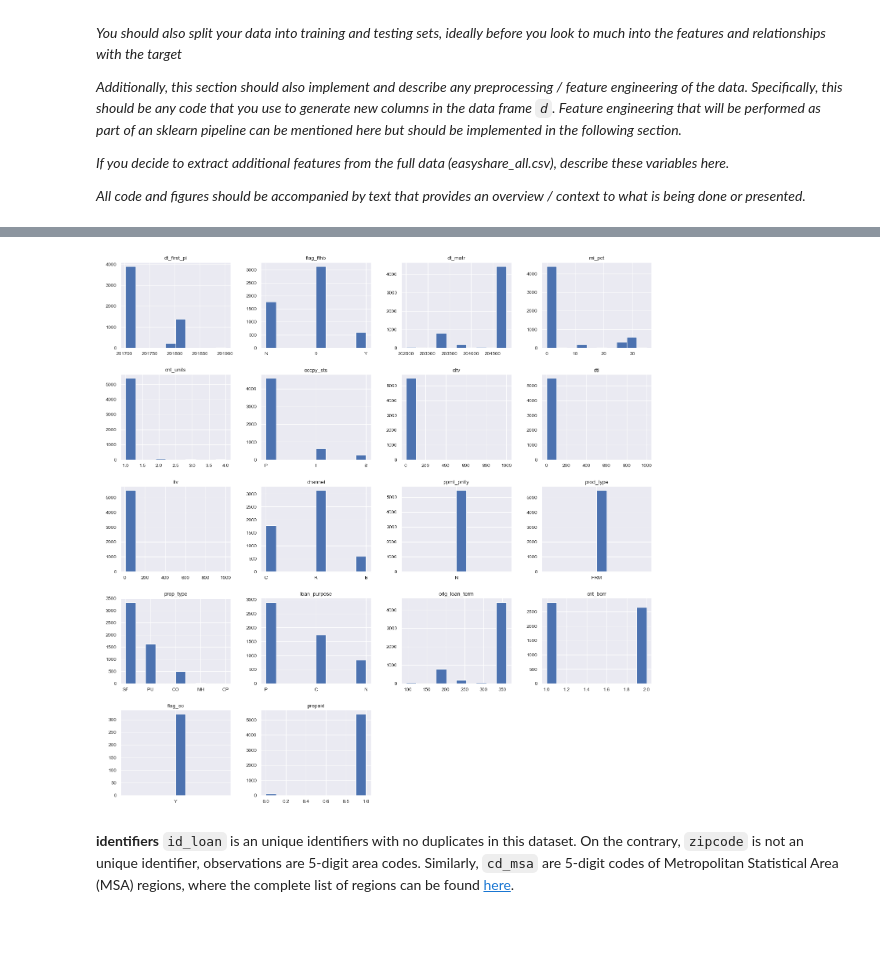
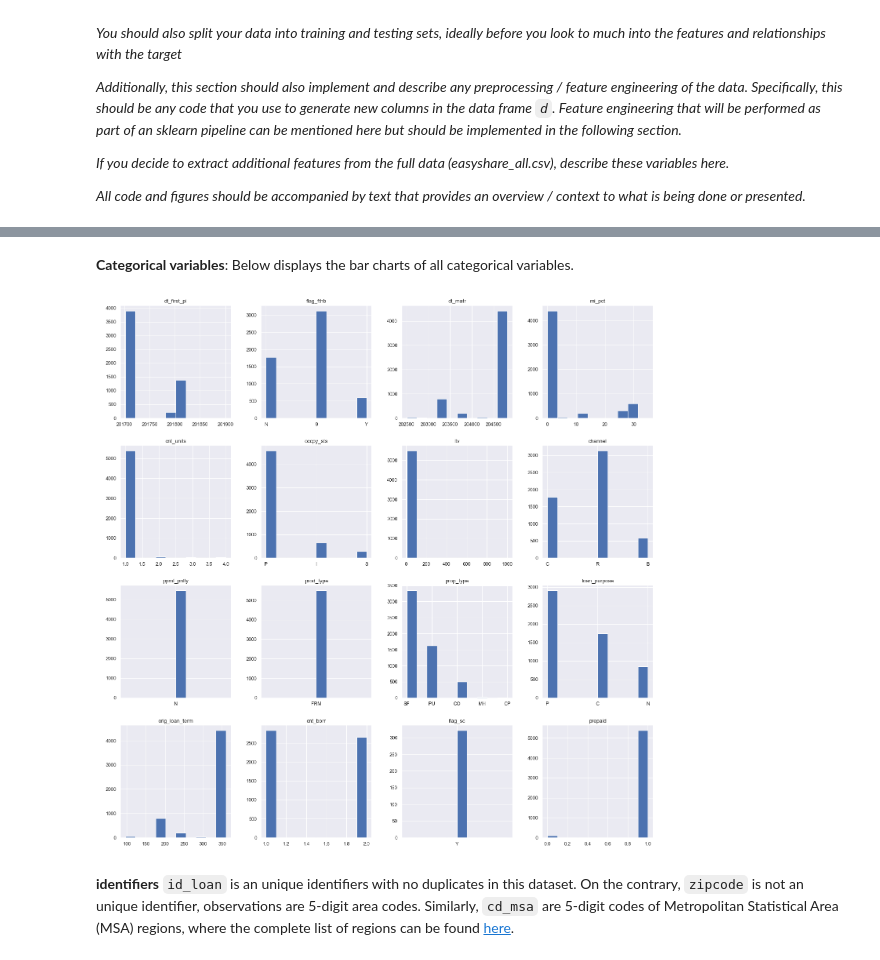
Before and after one commit to abalone88/ml_proj2, a Jupyter notebook: project2_materials/project2.ipynb, the cells around one changed output, grey strips where cells are left out. Cells and saved outputs as stored; diff of their text form; code cells hidden in the pictures; blank space fills up the shorter version.

```diff
--- a/project2_materials/project2.ipynb
+++ b/project2_materials/project2.ipynb
@@ -129,11 +191,18 @@ X_train, X_test, y_train, y_test = train_test_split(X, y, test_size=0.1, random_
 # %%
-fig, axes = plt.subplots(nrows=1, ncols=3, figsize=(16, 4))
+# filter NA coded as 999
+filtered_cltv = X_train[X_train['cltv'] != 999]['cltv']
+filtered_dti = X_train[X_train['dti'] != 999]['dti']
+fig, axes = plt.subplots(nrows=1, ncols=6, figsize=(16, 4))
+
 # Numerical variables
-num_var = ['fico', 'orig_upb', 'int_rt']
+num_var = ['fico', 'orig_upb', 'int_rt','orig_loan_term']
 for i, variable in enumerate(num_var):
     sns.kdeplot(data=X_train[variable], ax=axes[i], fill=True)
-    axes[i].set_title(f'Density Plot of {variable.capitalize()}')
-
+    axes[i].set_title(f'Density Plot of {variable}')
+sns.kdeplot(data=filtered_cltv, ax=axes[-2], fill=True)
+axes[-2].set_title('Density Plot of cltv (Filtered)')
+sns.kdeplot(data=filtered_dti, ax=axes[-1], fill=True)
+axes[-1].set_title('Density Plot of dti (Filtered)')
 plt.tight_layout()
 plt.show()
 # %% [output]
@@ -141,5 +209,0 @@ plt.show()
-# %%
-sns.set(rc={'figure.figsize': (14, 8)})
-sns.heatmap(X_train[num_var].corr(), annot = True, fmt = '.2f', linewidths = 2)
-plt.title("Correlation Heatmap")
-plt.show()
@@ -187,3 +228,8 @@ for column in d[num_var].columns:
     lower_bound = Q1 - 1.5 * IQR
     upper_bound = Q3 + 1.5 * IQR
     d[column] = d[num_var][column].mask((d[num_var][column] < lower_bound) | (d[num_var][column] > upper_bound), np.nan)
+# %%
+sns.set(rc={'figure.figsize': (7, 4)})
+sns.heatmap(X_train[num_var].corr(), annot = True, fmt = '.2f', linewidths = 2)
+plt.title("Correlation Heatmap")
+plt.show()
@@ -190,28 +243,30 @@ for column in d[num_var].columns:
+# %% [markdown]
+**Categorical variables**: Below displays the bar charts of all categorical variables.
 # %%
 # Identifiers variables are: 'id_loan','cd_msa','zipcode'
 # Long catgotical variables are: 'st', 'servicer_name', 'seller_name'
-# Numerical variables are: 'fico', 'orig_upb', 'int_rt'
-exclude_var = ['id_loan','cd_msa','zipcode','st', 'servicer_name', 'seller_name','fico', 'orig_upb', 'int_rt']
+# Numerical variables are: 'fico', 'orig_upb', 'int_rt','cltv','dti'
+exclude_var = ['id_loan','cd_msa','zipcode','st', 'servicer_name', 'seller_name','fico', 'orig_upb', 'int_rt','cltv','dti']
 
 columns_to_plot = [col for col in X_train.columns if col not in exclude_var]
 
-fig, axes = plt.subplots(nrows=5, ncols=4, figsize=(18, 18))
+fig, axes = plt.subplots(nrows=4, ncols=4, figsize=(18, 18))
 axes = axes.flatten()
 fig.patch.set_facecolor('white')
 
 for i, column in enumerate(columns_to_plot):
     X_train[column].hist(ax=axes[i])
     axes[i].set_title(f'{column}')
     axes[i].set_xlabel(' ')
     axes[i].set_ylabel(' ')
 
 for j in range(len(columns_to_plot), len(axes)):
     axes[j].axis('off')
 
 plt.tight_layout()
 plt.show()
 # %% [output]
-[figure, old version]
+[figure, new version]
 # %% [markdown]
 **identifiers** `id_loan` is an unique identifiers with no duplicates in this dataset. On the contrary, `zipcode` is not an unique identifier, observations are 5-digit area codes. Similarly, `cd_msa` are 5-digit codes of Metropolitan Statistical Area (MSA) regions, where the complete list of regions can be found [here](https://www2.census.gov/programs-surveys/cps/methodology/Geographic%20Coding%20-%20Metro%20Areas%20(since%20August%202005).pdf).
 # %%
```
Also changed, not shown: parts of 29 cells of this notebook.
